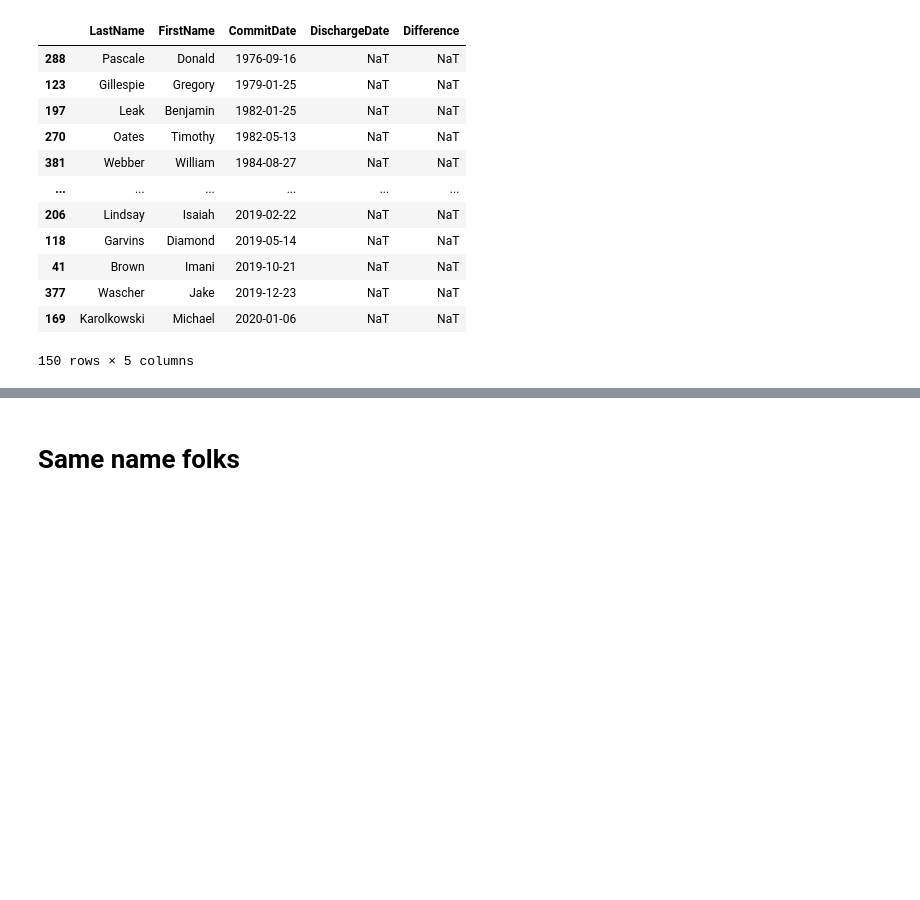
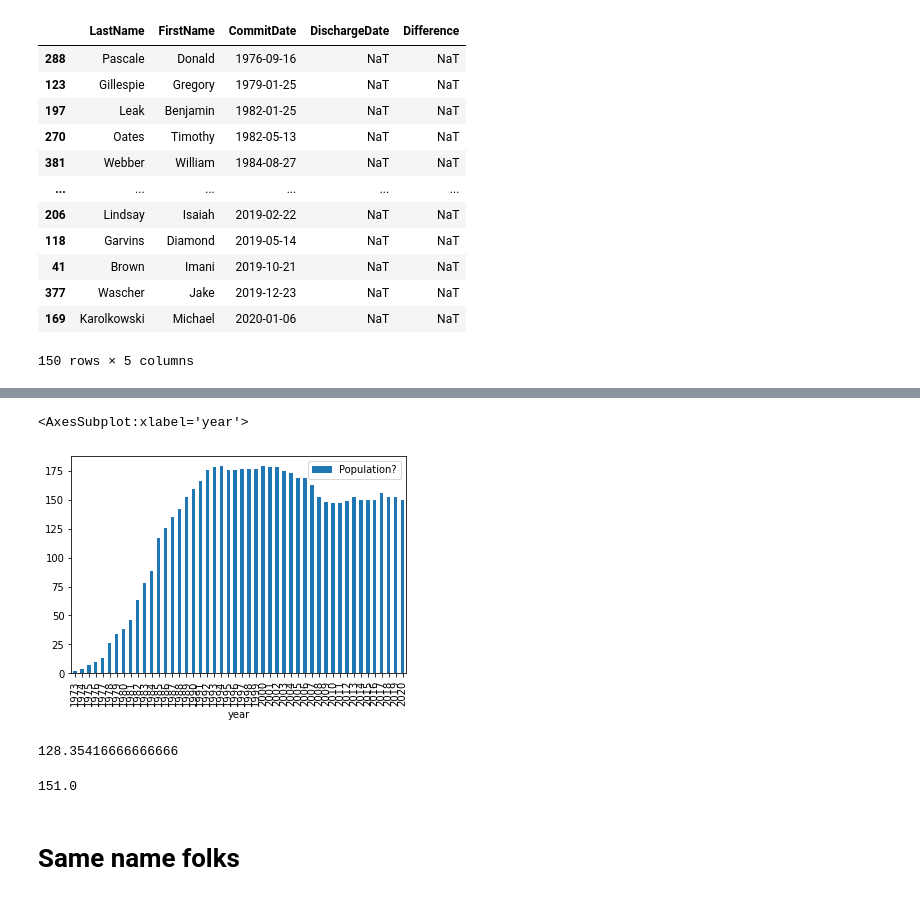
Before and after one commit to kpananjady/PSRB, a Jupyter notebook: PSRB_Commits_Discharges.ipynb, the cells around one changed output, grey strips where cells are left out. Saved outputs shown, nothing was run; the diff lists cells and outputs as text; code cells hidden in the pictures; blank space fills up the shorter version.

```diff
--- a/PSRB_Commits_Discharges.ipynb
+++ b/PSRB_Commits_Discharges.ipynb
@@ -137,0 +209,13 @@ df[df['DischargeDate'].isna()].sort_values('CommitDate', ascending=True)
+# %%
+df_final['Cumulative_sum'] = df_final.commits.cumsum()
+# %%
+df_final['Cumulative_sum'] = df_final['Cumulative_sum'].astype(float)
+# %%
+df_final['Cumulative_sum_discharges'] = df_final.discharges.cumsum()
+# %%
+df_final['Population?'] = df_final['Cumulative_sum'] - df_final['Cumulative_sum_discharges']
+# %%
+df_final.plot(x='year', y='Population?', kind='bar')
+# %% [output]
+<AxesSubplot:xlabel='year'>
+[figure, added]
@@ -137,0 +224,4 @@ df[df['DischargeDate'].isna()].sort_values('CommitDate', ascending=True)
+# %%
+df_final['Population?'].mean()
+# %% [output]
+128.35416666666666
@@ -138,3 +230,7 @@ df[df['DischargeDate'].isna()].sort_values('CommitDate', ascending=True)
+# %%
+df_final['Population?'].median()
+# %% [output]
+151.0
 # %% [markdown]
 # Same name folks
 # %% [markdown]
```
Also changed, not shown: parts of 16 cells of this notebook.
